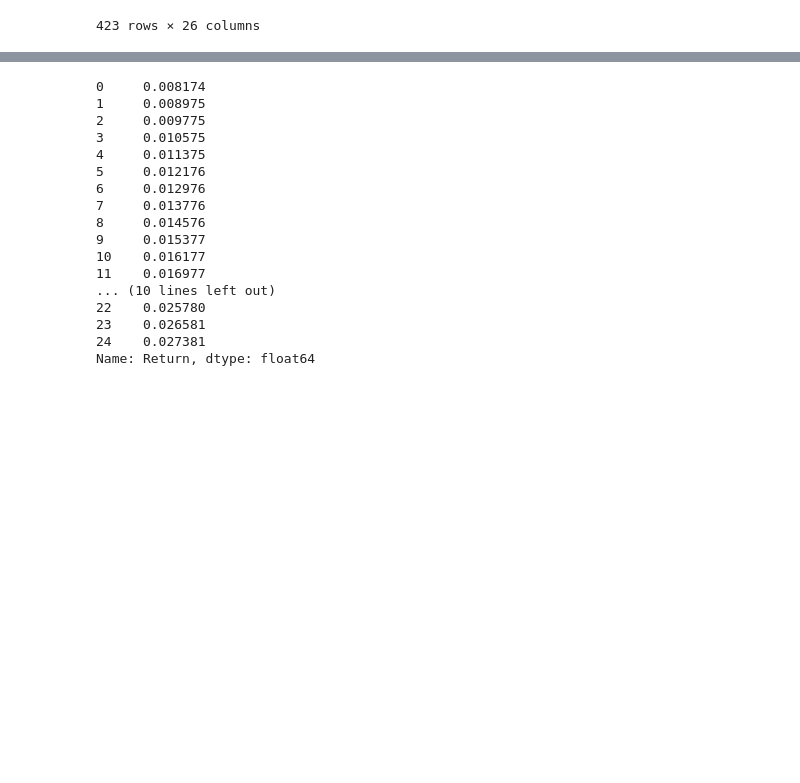
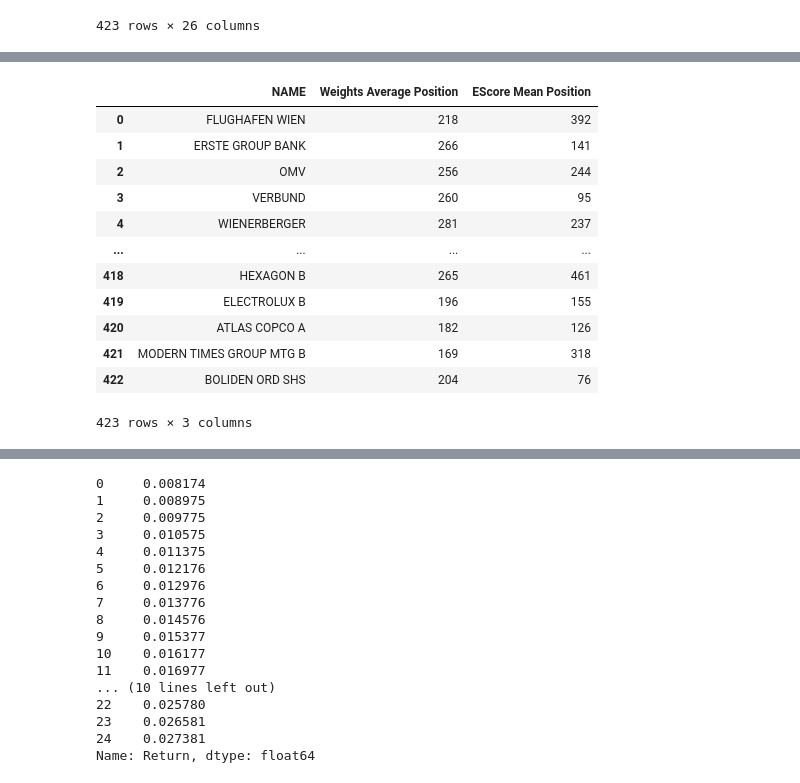
Before and after one commit to BalthazazarDuc/SEF-HW2, a Jupyter notebook: EX1.ipynb, the cells around one changed output, grey strips where cells are left out. Drawn from its saved outputs; the diff is of its cells as text; code cells hidden in the pictures; blank space fills up the shorter version.

```diff
--- a/EX1.ipynb
+++ b/EX1.ipynb
@@ -397,0 +423,12 @@ ASSICURAZIONI GENERALI         97.020667
+# %%
+# Create a DataFrame to store company names and their corresponding inverted positions
+df_inverted_positions = pd.DataFrame(index=df_EScore_mean_sorted.index)
+
+# Calculate the maximum position
+max_position = len(df_inverted_positions)
+
+# Add a column to store the inverted positions
+df_inverted_positions['EScore Mean Position'] = [max_position + 1 - i for i in range(1, max_position + 1)]
+
+# Display the DataFrame
+print(df_inverted_positions)
@@ -425,24 +478,27 @@ sorted_df
 average_positions = {}
 
 # Iterate over each company name in the index
-for company_name in sorted_df.index:
+for i, company_name in enumerate(sorted_df.index, start=1):
     # Step 1: Get the position of the company in the first column
     first_column_positions = sorted_df.iloc[:, 0].tolist()
-    company_position_first_column = first_column_positions.index(company_name)
+    company_position_first_column = first_column_positions.index(company_name) + 1
 
     # Step 2: Compute the position of the company in each column
     company_positions = {}
     for column in sorted_df.columns:
         positions = sorted_df[column].tolist()
-        company_positions[column] = positions.index(company_name)
+        company_positions[column] = positions.index(company_name) + 1
 
     # Step 3: Calculate the average position of the company across all portfolios
     average_position = sum(company_positions.values()) / len(company_positions)
 
-    # Store the average position for the current company
-    average_positions[company_name] = average_position
+    # Round the average position to the nearest integer
+    rounded_average_position = round(average_position)
+
+    # Store the rounded average position for the current company
+    average_positions[company_name] = rounded_average_position
 
 # Display the average positions for each company
 for company_name, avg_position in average_positions.items():
-    print("Average position of {} across all portfolios: {:.2f}".format(company_name, avg_position))
+    print("Average position of {} across all portfolios: {:.0f}".format(company_name, avg_position))
 # %% [output]
@@ -465,0 +522,6 @@ Average position of BOLIDEN ORD SHS across all portfolios: 202.85
+# %%
+# Create a DataFrame from the dictionary
+df_average_positions = pd.DataFrame(list(average_positions.items()), columns=['NAME', 'Weights Average Position'])
+
+# Display the DataFrame
+print(df_average_positions)
@@ -465,0 +543,18 @@ Average position of BOLIDEN ORD SHS across all portfolios: 202.85
+# %%
+# Merge the two dataframes based on the firm names
+merged_df = pd.merge(df_average_positions, df_inverted_positions, on='NAME')
+merged_df
+# %% [output]
+|  | NAME | Weights Average Position | EScore Mean Position |
+| 0 | FLUGHAFEN WIEN | 218 | 392 |
+| 1 | ERSTE GROUP BANK | 266 | 141 |
+| 2 | OMV | 256 | 244 |
+| 3 | VERBUND | 260 | 95 |
+| 4 | WIENERBERGER | 281 | 237 |
+| ... | ... | ... | ... |
+| 418 | HEXAGON B | 265 | 461 |
+| 419 | ELECTROLUX B | 196 | 155 |
+| 420 | ATLAS COPCO A | 182 | 126 |
+| 421 | MODERN TIMES GROUP MTG B | 169 | 318 |
+| 422 | BOLIDEN ORD SHS | 204 | 76 |
+423 rows × 3 columns
```
Also changed, not shown: parts of 8 cells of this notebook.
